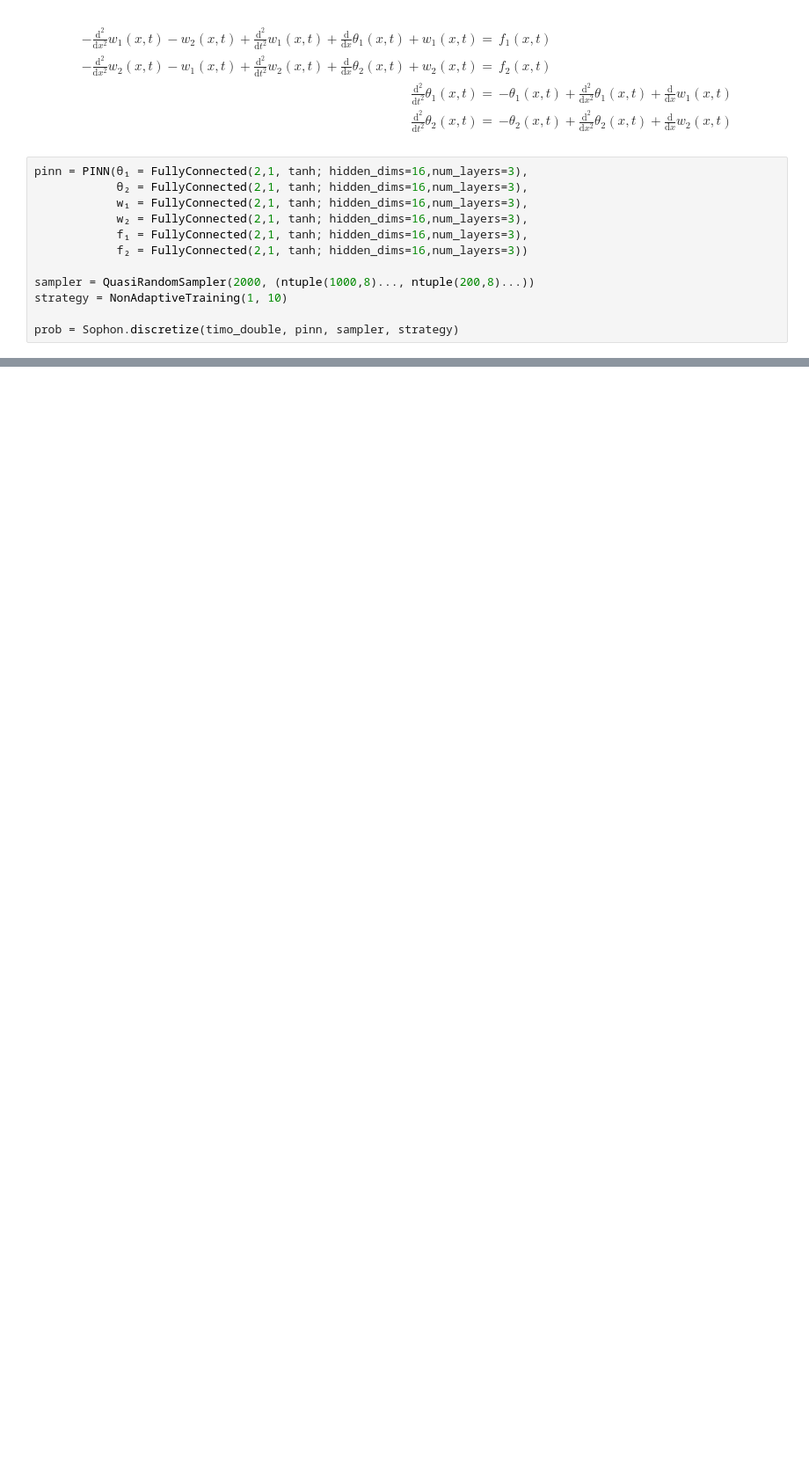
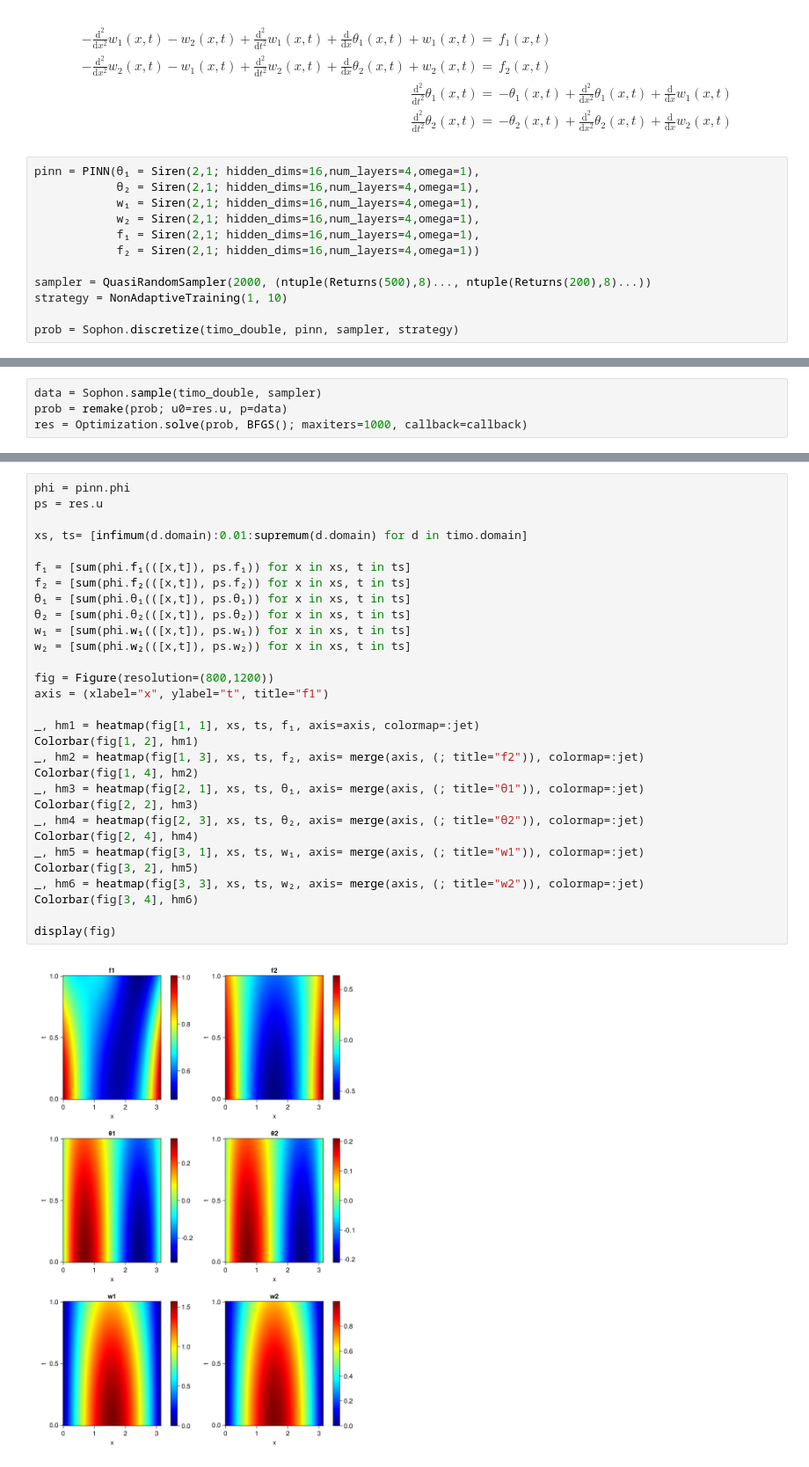
Before and after one commit to YichengDWu/Sophon-Examples, a Jupyter notebook: Timoshenko_double_forward.ipynb, the cells around one changed output, grey strips where cells are left out. Shown at 88% size. Cells and saved outputs as stored; diff of their text form; blank space fills up the shorter version.

```diff
--- a/Timoshenko_double_forward.ipynb
+++ b/Timoshenko_double_forward.ipynb
@@ -48,14 +48,14 @@ $$ \begin{align}
 \end{align}
  $$
 # %%
-pinn = PINN(θ₁ = FullyConnected(2,1, tanh; hidden_dims=16,num_layers=3),
-            θ₂ = FullyConnected(2,1, tanh; hidden_dims=16,num_layers=3),
-            w₁ = FullyConnected(2,1, tanh; hidden_dims=16,num_layers=3),
-            w₂ = FullyConnected(2,1, tanh; hidden_dims=16,num_layers=3),
-            f₁ = FullyConnected(2,1, tanh; hidden_dims=16,num_layers=3),
-            f₂ = FullyConnected(2,1, tanh; hidden_dims=16,num_layers=3))
+pinn = PINN(θ₁ = Siren(2,1; hidden_dims=16,num_layers=4,omega=1),
+            θ₂ = Siren(2,1; hidden_dims=16,num_layers=4,omega=1),
+            w₁ = Siren(2,1; hidden_dims=16,num_layers=4,omega=1),
+            w₂ = Siren(2,1; hidden_dims=16,num_layers=4,omega=1),
+            f₁ = Siren(2,1; hidden_dims=16,num_layers=4,omega=1),
+            f₂ = Siren(2,1; hidden_dims=16,num_layers=4,omega=1))
 
-sampler = QuasiRandomSampler(2000, (ntuple(1000,8)..., ntuple(200,8)...))
+sampler = QuasiRandomSampler(2000, (ntuple(Returns(500),8)..., ntuple(Returns(200),8)...))
 strategy = NonAdaptiveTraining(1, 10)
 
 prob = Sophon.discretize(timo_double, pinn, sampler, strategy)
@@ -89,0 +78,4 @@ Loss: 0.0010340712564600172
+# %%
+data = Sophon.sample(timo_double, sampler)
+prob = remake(prob; u0=res.u, p=data)
+res = Optimization.solve(prob, BFGS(); maxiters=1000, callback=callback)
@@ -90,3 +84,35 @@ Loss: 0.0010340712564600172
+# %%
+phi = pinn.phi
+ps = res.u
+
+xs, ts= [infimum(d.domain):0.01:supremum(d.domain) for d in timo.domain]
+
+f₁ = [sum(phi.f₁(([x,t]), ps.f₁)) for x in xs, t in ts]
+f₂ = [sum(phi.f₂(([x,t]), ps.f₂)) for x in xs, t in ts]
+θ₁ = [sum(phi.θ₁(([x,t]), ps.θ₁)) for x in xs, t in ts]
+θ₂ = [sum(phi.θ₂(([x,t]), ps.θ₂)) for x in xs, t in ts]
+w₁ = [sum(phi.w₁(([x,t]), ps.w₁)) for x in xs, t in ts]
+w₂ = [sum(phi.w₂(([x,t]), ps.w₂)) for x in xs, t in ts]
+
+fig = Figure(resolution=(800,1200))
+axis = (xlabel="x", ylabel="t", title="f1")
+
+_, hm1 = heatmap(fig[1, 1], xs, ts, f₁, axis=axis, colormap=:jet)
+Colorbar(fig[1, 2], hm1)
+_, hm2 = heatmap(fig[1, 3], xs, ts, f₂, axis= merge(axis, (; title="f2")), colormap=:jet)
+Colorbar(fig[1, 4], hm2)
+_, hm3 = heatmap(fig[2, 1], xs, ts, θ₁, axis= merge(axis, (; title="θ1")), colormap=:jet)
+Colorbar(fig[2, 2], hm3)
+_, hm4 = heatmap(fig[2, 3], xs, ts, θ₂, axis= merge(axis, (; title="θ2")), colormap=:jet)
+Colorbar(fig[2, 4], hm4)
+_, hm5 = heatmap(fig[3, 1], xs, ts, w₁, axis= merge(axis, (; title="w1")), colormap=:jet)
+Colorbar(fig[3, 2], hm5)
+_, hm6 = heatmap(fig[3, 3], xs, ts, w₂, axis= merge(axis, (; title="w2")), colormap=:jet)
+Colorbar(fig[3, 4], hm6)
+
+display(fig)
+# %% [output]
+[figure, added]
 # %%
 f₁_analytic(x,t) = cos(t)*(1-sin(x))
 f₂_analytic(x,t) = 2/π * cos(t)*(1-sin(x))
```
Also changed, not shown: parts of 6 cells of this notebook.
